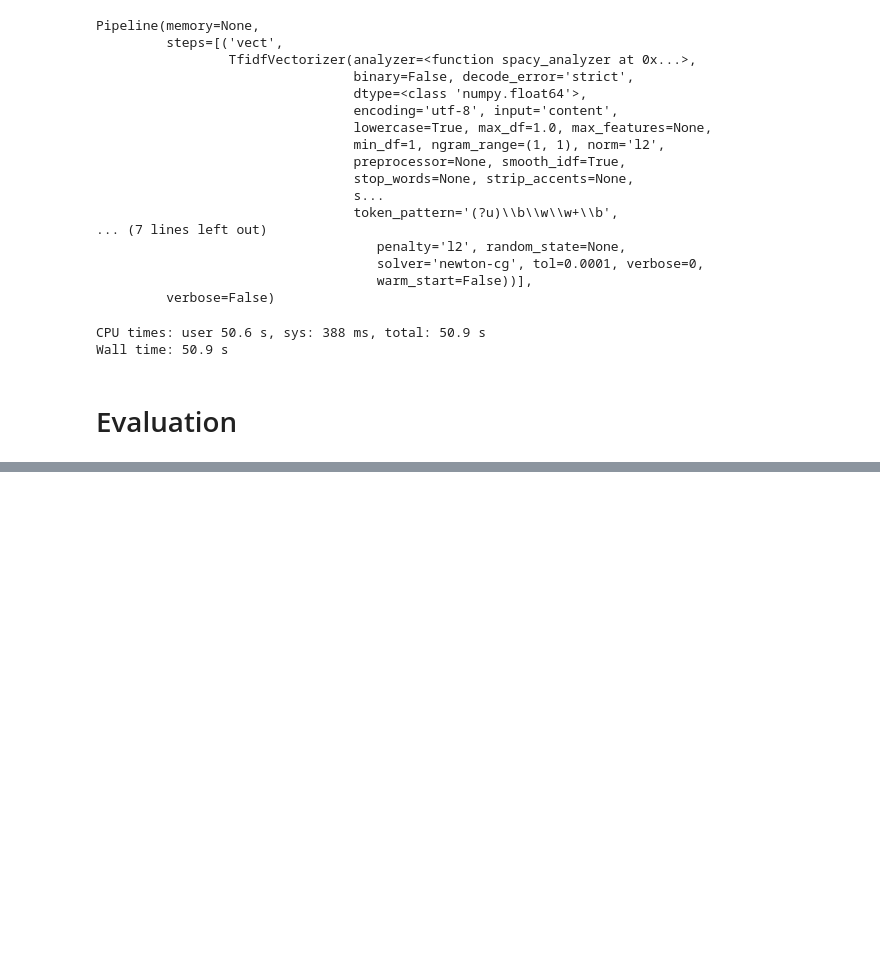
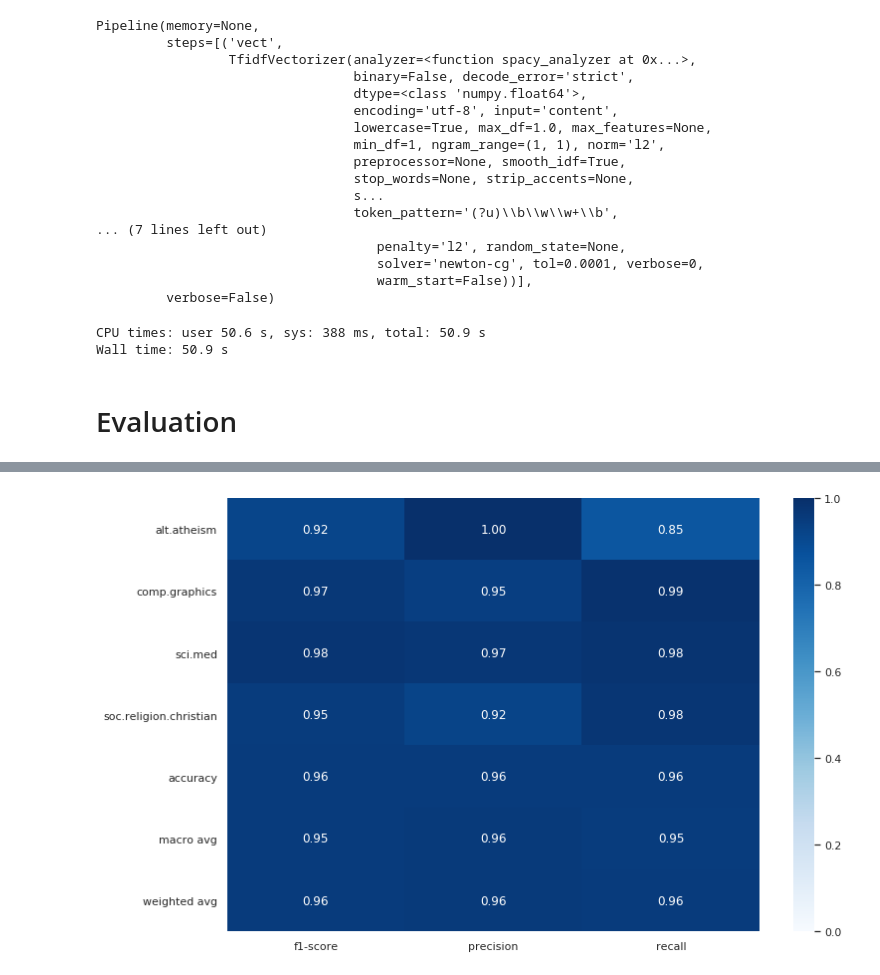
Before and after one commit to Reslan-Tinawi/20-newsgroups-Text-Classification, a Jupyter notebook: Text Classification.ipynb, the cells around one changed output, grey strips where cells are left out. Cells and saved outputs as stored; diff of their text form; code cells hidden in the pictures; blank space fills up the shorter version.

```diff
--- a/Text Classification.ipynb
+++ b/Text Classification.ipynb
@@ -251,4 +253,4 @@ Wall time: 50.9 s
 # %%
-print(classification_report(y_true=y_test,
-                     y_pred=y_pred,
-                     target_names=pipeline.named_steps.clf.classes_))
+clf_report = classification_report(y_true=y_test, y_pred=y_pred,
+                                   target_names=pipeline.named_steps.clf.classes_,
+                                   output_dict=True)
@@ -265,0 +257,2 @@ soc.religion.christian       0.92      0.98      0.95       249
+# %%
+clf_report_df = pd.DataFrame(data=clf_report)
@@ -265,0 +267,8 @@ soc.religion.christian       0.92      0.98      0.95       249
+# %%
+clf_report_df.drop(index='support', inplace=True)
+# %%
+fig = plt.figure(figsize=(12, 8))
+sns.heatmap(data=clf_report_df.T, annot=True, cmap='Blues', fmt='.2f', vmin=0, vmax=1)
+plt.show()
+# %% [output]
+[figure, added]
```
Also changed, not shown: parts of 5 cells of this notebook.
